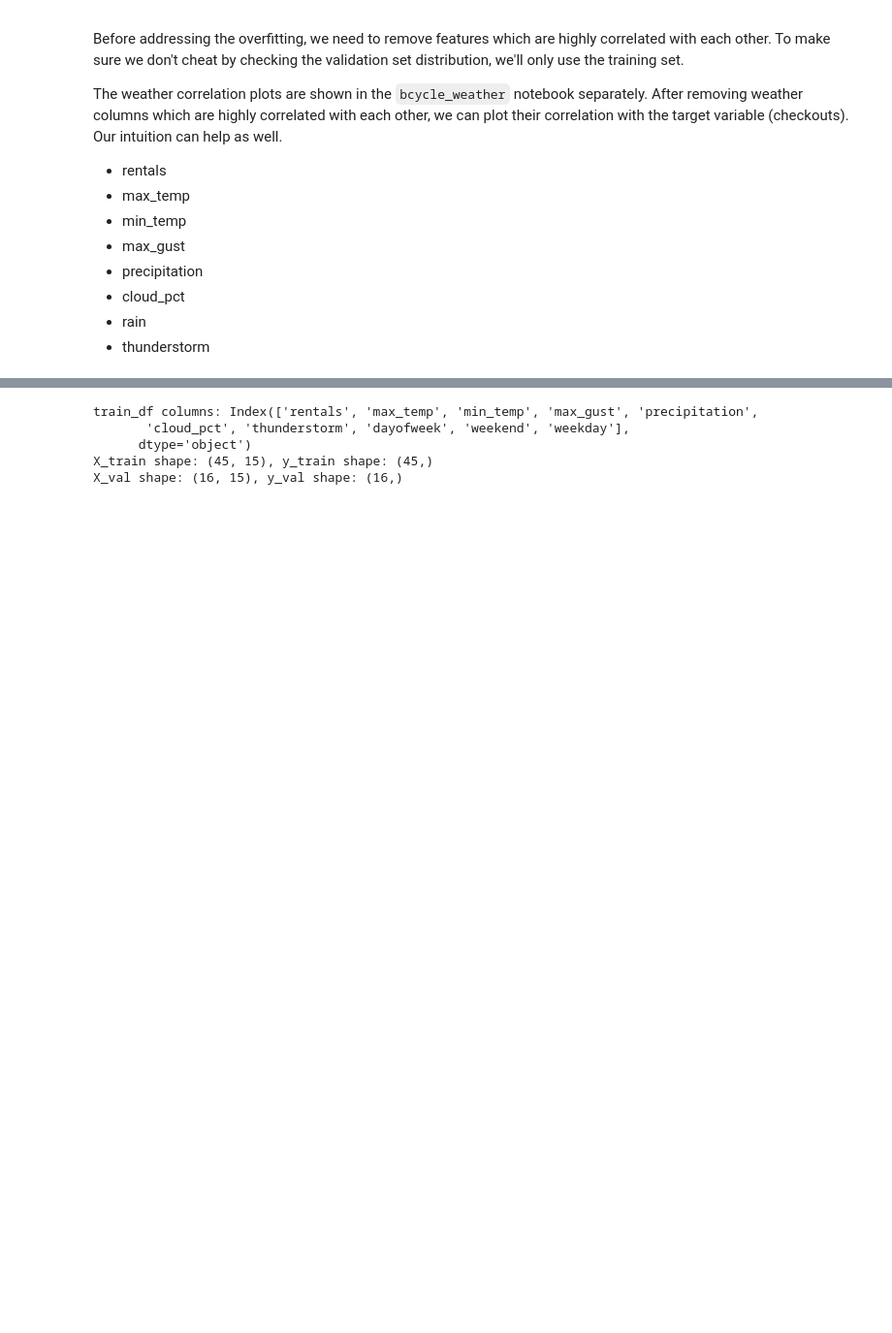
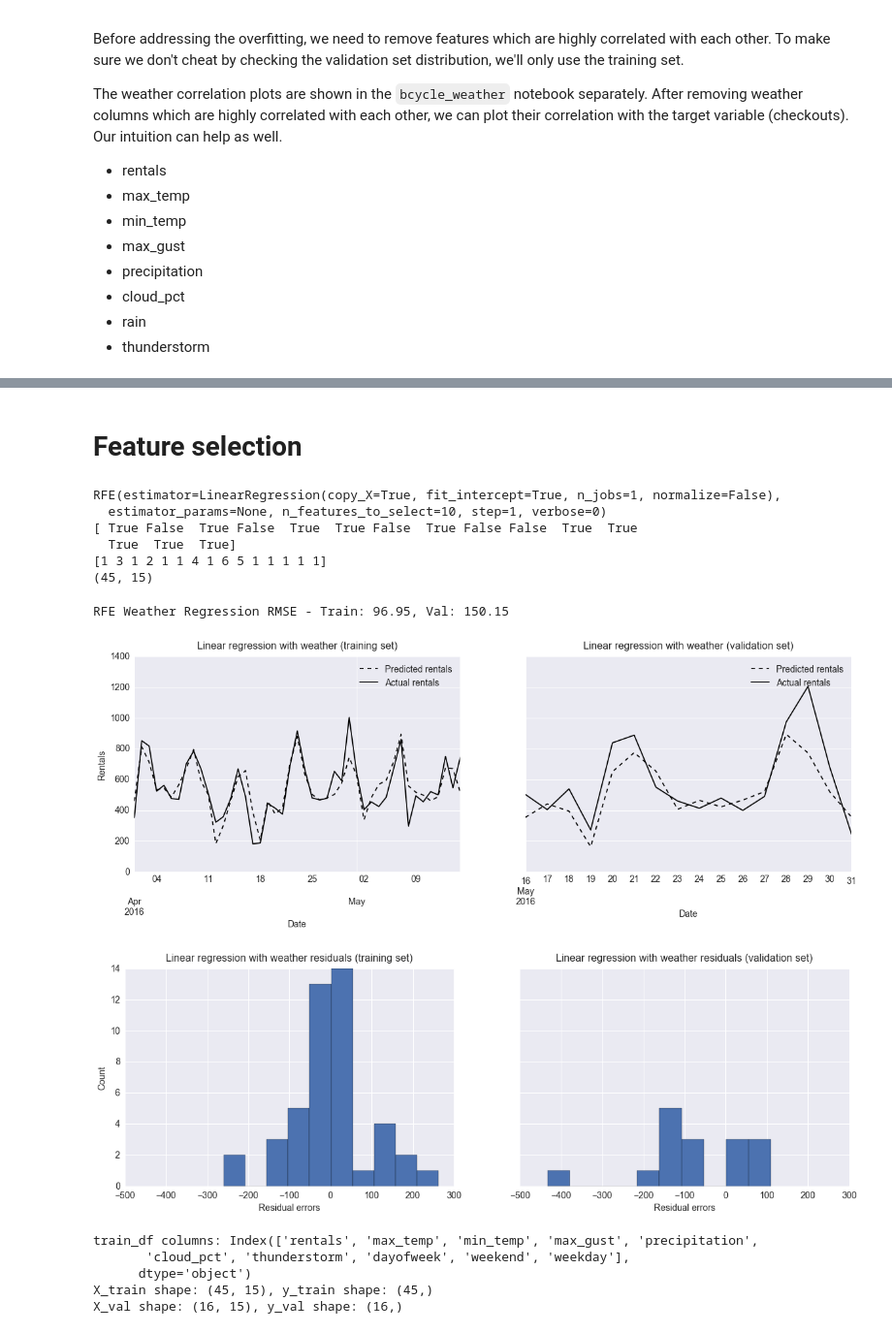
Before and after one commit to timgasser/bcycle-austin, a Jupyter notebook: notebooks/bcycle_daily_rental_models.ipynb, the cells around one changed output, grey strips where cells are left out. Shown at 97% size. Drawn from its saved outputs; the diff is of its cells as text; code cells hidden in the pictures; blank space fills up the shorter version.

```diff
--- a/notebooks/bcycle_daily_rental_models.ipynb
+++ b/notebooks/bcycle_daily_rental_models.ipynb
@@ -571,3 +571,52 @@ ax.tick_params(axis='y', labelsize=13)
+# %% [markdown]
+# Feature selection
+# %%
+from sklearn.feature_selection import RFE
+
+estimator = LinearRegression()
+selector = RFE(estimator, 10, step=1)
+selector = selector.fit(X_train, y_train)
+
+print(selector)
+print(selector.support_ )
+
+
+print(selector.ranking_)
+
+print(X_train.shape)
+
+
+X_train_rfe = selector.transform(X_train)
+X_val_rfe = selector.transform(X_val)
+# %% [output]
+RFE(estimator=LinearRegression(copy_X=True, fit_intercept=True, n_jobs=1, normalize=False),
+  estimator_params=None, n_features_to_select=10, step=1, verbose=0)
+[ True False  True False  True  True False  True False False  True  True
+  True  True  True]
+[1 3 1 2 1 1 4 1 6 5 1 1 1 1 1]
+(45, 15)
+# %%
+reg = LinearRegression()
+reg.fit(X_train_rfe, y_train)
+y_train_pred = reg.predict(X_train_rfe)
+reg_train_rmse = np.sqrt(mean_squared_error(y_train, y_train_pred))
+
+y_val_pred = reg.predict(X_val_rfe)
+reg_val_rmse = np.sqrt(mean_squared_error(y_val, y_val_pred))
+
+scores['weather_reg_rfe_train_rmse'] = reg_train_rmse
+scores['weather_reg_rfe_val_rmse'] = reg_val_rmse
+
+print('RFE Weather Regression RMSE - Train: {:.2f}, Val: {:.2f}'.format(reg_train_rmse, reg_val_rmse))
+
+reg_result_train_df, reg_result_val_df = df_from_results(train_df.index, y_train, y_train_pred,
+                                                         val_df.index, y_val, y_val_pred)
+
+plot_results(reg_result_train_df, reg_result_val_df, 'pred', 'true', title='Linear regression with weather')
+# %% [output]
+RFE Weather Regression RMSE - Train: 96.95, Val: 150.15
+[figure, added]
+[figure, added]
 # %%
 # # Check correlation of the weather features and rentals. May take a minute to compute as there are a lot.
 # sns.pairplot(train_weather_df[['rentals', 'max_temp', 'min_temp', 'max_gust', 'precipitation',
```
Also changed, not shown: parts of 9 cells of this notebook, 2 other files.
